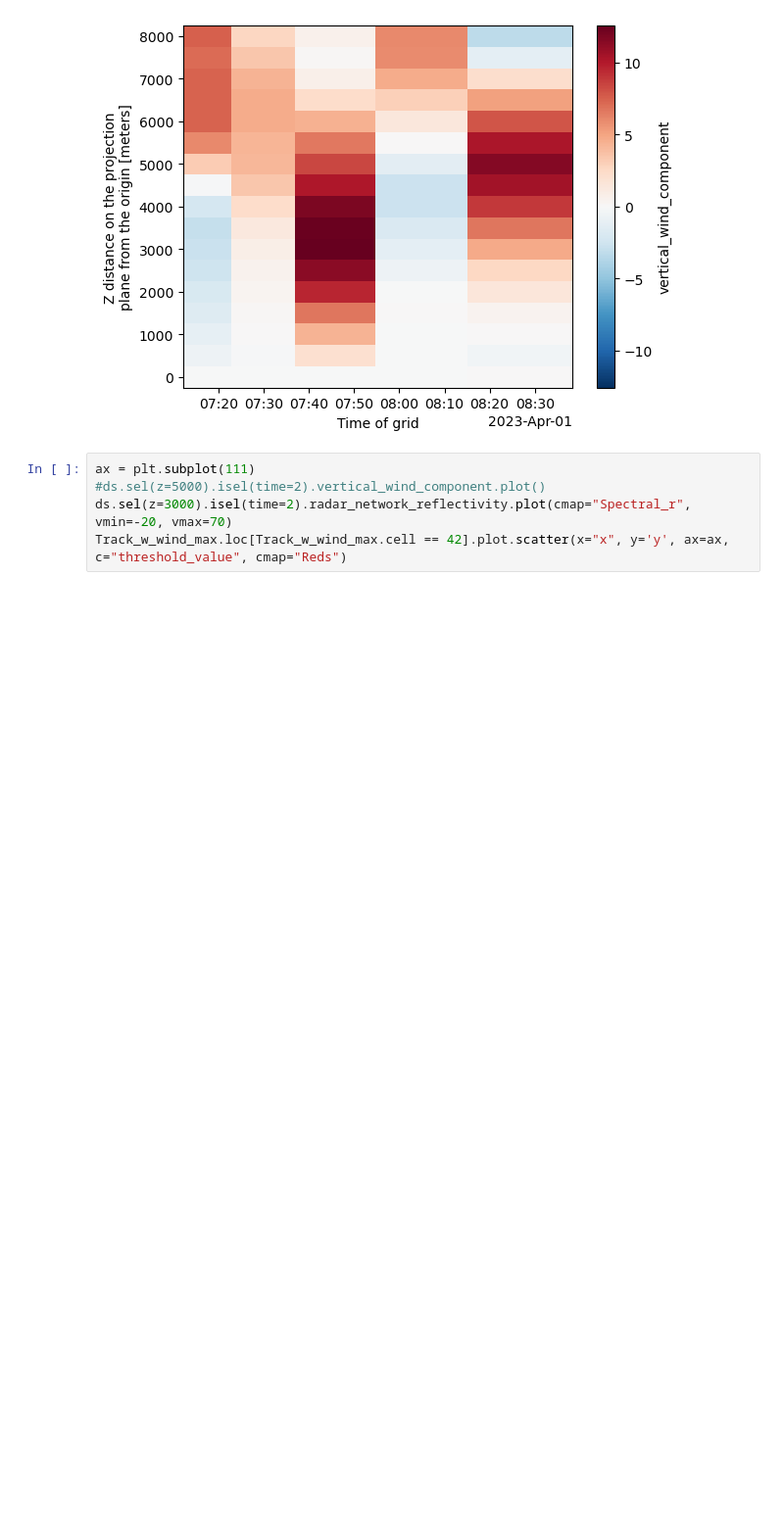
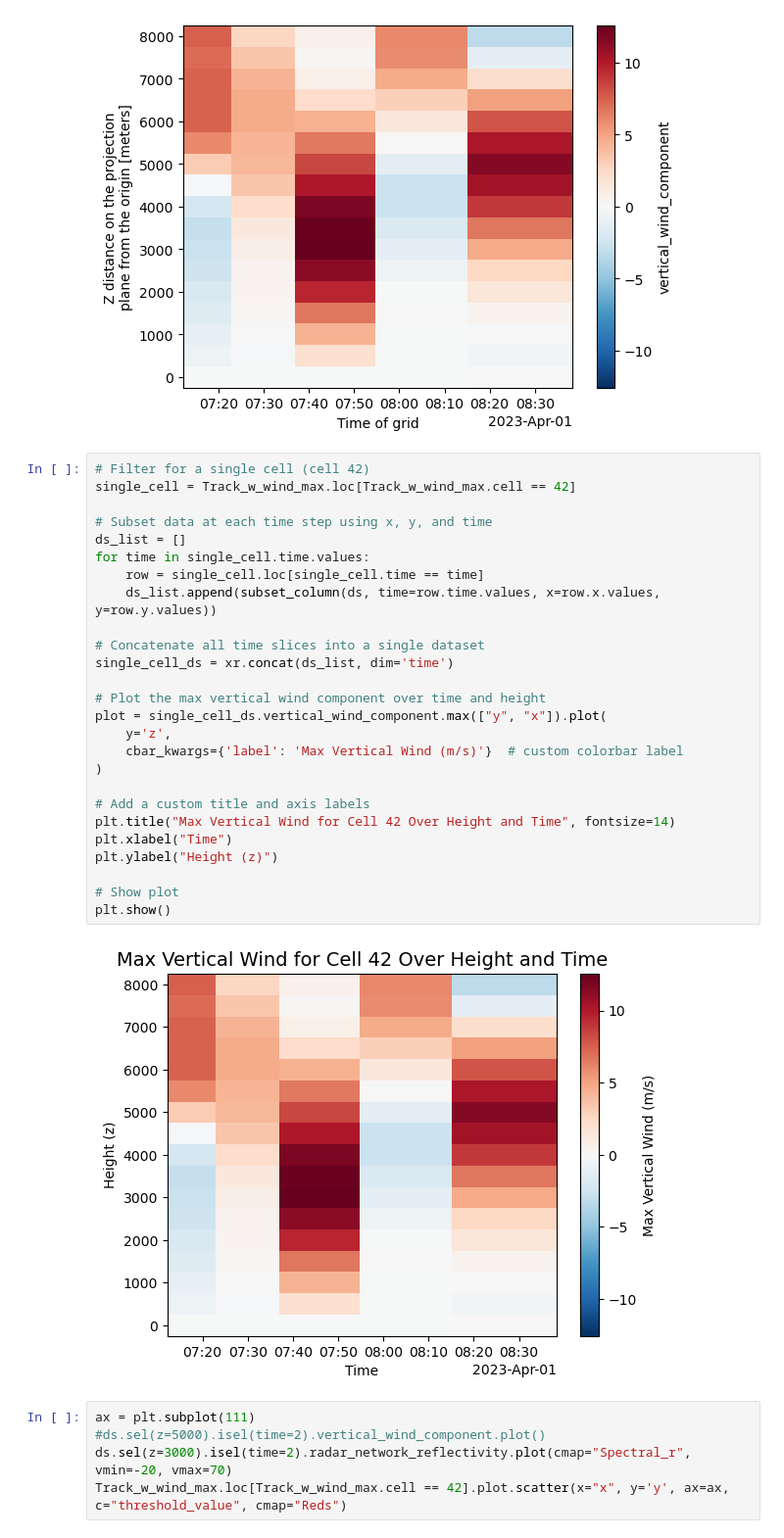
Before and after one commit to ARM-Synergy/bnf-deep-convection, a Jupyter notebook: notebooks/updraft-tracking.ipynb, the cells around one changed output. Shown at 98% size. Saved outputs shown, nothing was run; the diff lists cells and outputs as text; blank space fills up the shorter version.

```diff
--- a/notebooks/updraft-tracking.ipynb
+++ b/notebooks/updraft-tracking.ipynb
@@ -510,6 +510,34 @@ single_cell_ds.vertical_wind_component.max(["y", "x"]).plot(y='z')
 # %% [output]
 <matplotlib.collections.QuadMesh at 0x...>
 [figure]
+# %%
+# Filter for a single cell (cell 42)
+single_cell = Track_w_wind_max.loc[Track_w_wind_max.cell == 42]
+
+# Subset data at each time step using x, y, and time
+ds_list = []
+for time in single_cell.time.values:
+    row = single_cell.loc[single_cell.time == time]
+    ds_list.append(subset_column(ds, time=row.time.values, x=row.x.values, y=row.y.values))
+
+# Concatenate all time slices into a single dataset
+single_cell_ds = xr.concat(ds_list, dim='time')
+
+# Plot the max vertical wind component over time and height
+plot = single_cell_ds.vertical_wind_component.max(["y", "x"]).plot(
+    y='z',
+    cbar_kwargs={'label': 'Max Vertical Wind (m/s)'}  # custom colorbar label
+)
+
+# Add a custom title and axis labels
+plt.title("Max Vertical Wind for Cell 42 Over Height and Time", fontsize=14)
+plt.xlabel("Time")
+plt.ylabel("Height (z)")
+
+# Show plot
+plt.show()
+# %% [output]
+[figure, added]
 # %%
 ax = plt.subplot(111)
 #ds.sel(z=5000).isel(time=2).vertical_wind_component.plot()
```
Also changed, not shown: parts of 14 cells of this notebook.
